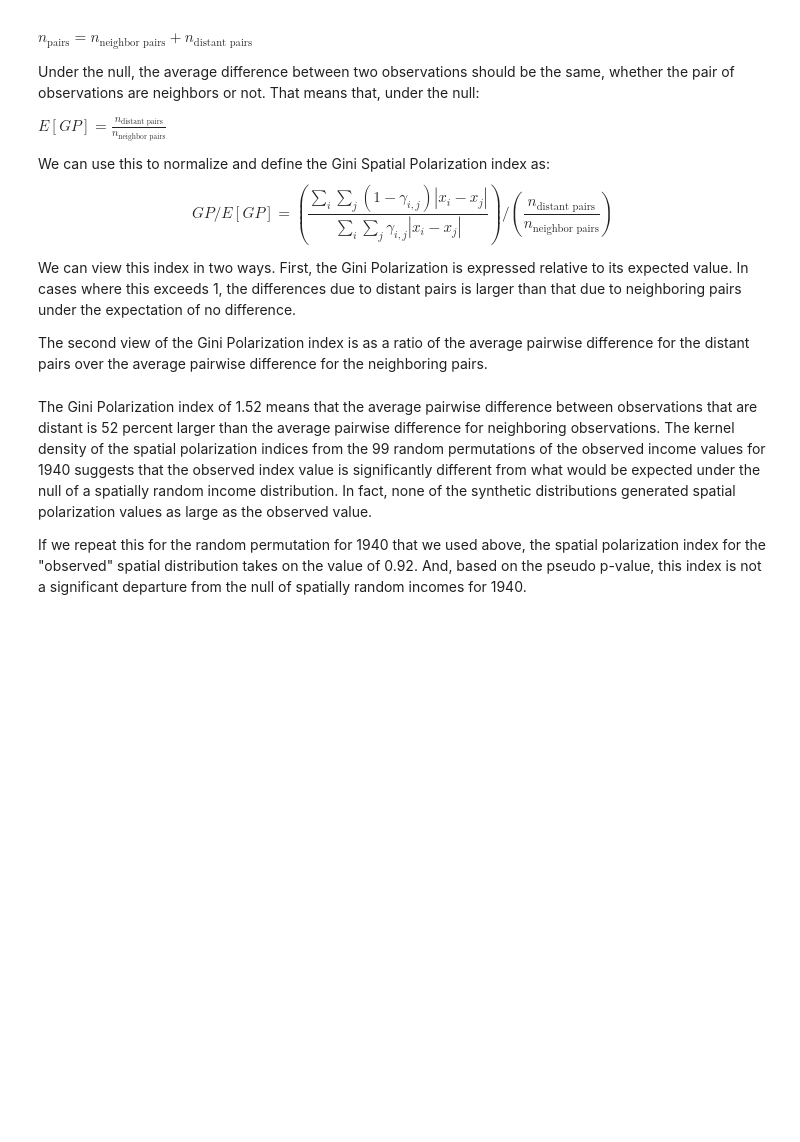
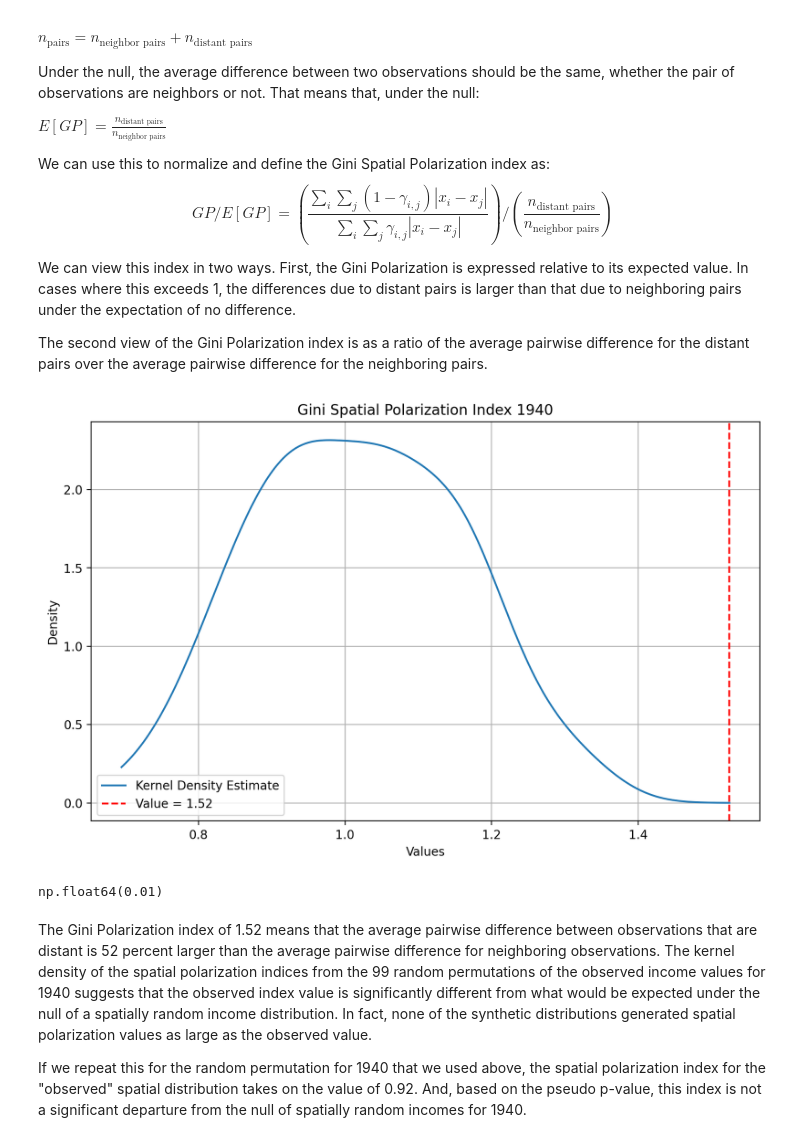
Before and after one commit to pysal/inequality, a Jupyter notebook: docs/user-guide/measure/gini.ipynb, the cells around one changed output. Cells and saved outputs as stored; diff of their text form; code cells hidden in the pictures; blank space fills up the shorter version.

```diff
--- a/docs/user-guide/measure/gini.ipynb
+++ b/docs/user-guide/measure/gini.ipynb
@@ -353,39 +426,34 @@ We can view this index in two ways. First, the Gini Polarization is expressed re
 
 The second view of the Gini Polarization index is as a ratio of the average pairwise difference for the distant pairs over the average pairwise difference for the neighboring pairs.
 # %%
-gs.polarization_sim.mean()
-
-gs.polarization_sim.max()
-gs.polarization_sim.max()
-
 import numpy as np
 import matplotlib.pyplot as plt
 from scipy.stats import gaussian_kde
 
-# Data array
+
 data = gs.polarization_sim
-
 obs = gs.polarization
 
-# Kernel Density Estimation
 kde = gaussian_kde(data)
 maxd = max(max(data), obs)
 x_range = np.linspace(min(data), maxd, 1000)
 kde_values = kde(x_range)
 
-# Plot
 plt.figure(figsize=(10, 6))
 plt.plot(x_range, kde_values, label="Kernel Density Estimate")
 plt.axvline(x=obs, color="red", linestyle="--", label=f"Value = {obs:.2f}")
 plt.title("Gini Spatial Polarization Index 1940")
 plt.xlabel("Values")
 plt.ylabel("Density")
 plt.legend()
 plt.grid(True)
 plt.show()
 
 
 gs.polarization_p_sim
+# %% [output]
+[figure, added]
+np.float64(0.01)
 # %% [markdown]
 The Gini Polarization index of 1.52 means that the average pairwise difference between observations that are distant is 52 percent larger than the average pairwise difference for neighboring observations.
 The kernel density of the spatial polarization indices from the 99 random permutations of the observed income values for 1940 suggests that the observed index value is significantly different from what would be expected under the null of a spatially random income distribution. In fact, none of the synthetic distributions generated spatial polarization values as large as the observed value.
```
Also changed, not shown: parts of 23 cells of this notebook.
